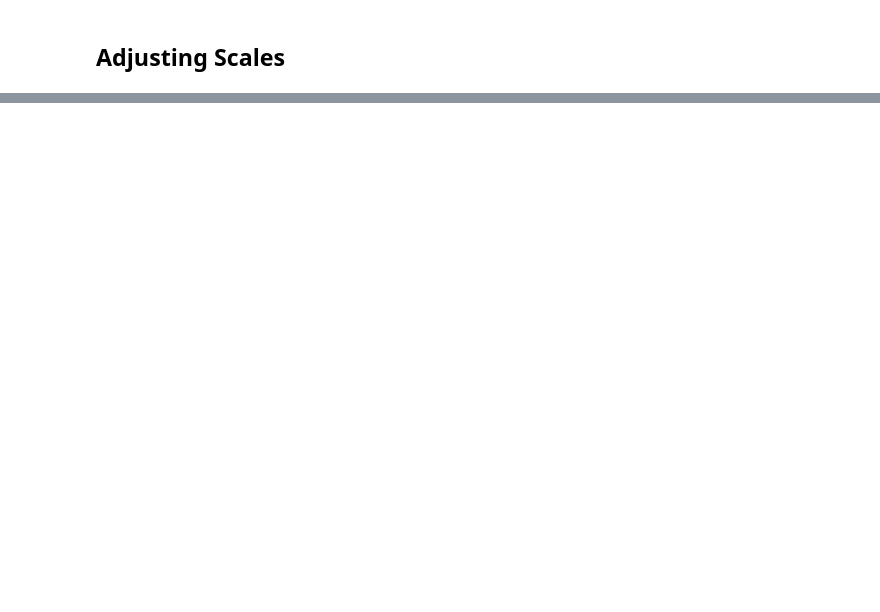
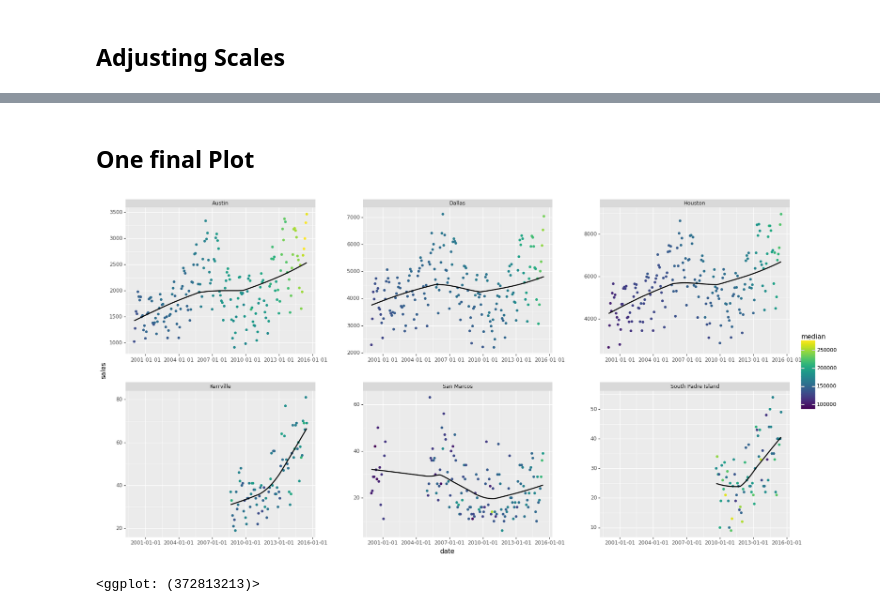
Before and after one commit to adroit-ds/plotnine, a Jupyter notebook: plotnine-notebook.ipynb, the cells around one changed output, grey strips where cells are left out. Drawn from its saved outputs; the diff is of its cells as text; code cells hidden in the pictures; blank space fills up the shorter version.

Commit message:
concluding the plotnine journey

```diff
--- a/plotnine-notebook.ipynb
+++ b/plotnine-notebook.ipynb
@@ -197,0 +213,33 @@ best_mpg_by_gear = (mtcars
+# %% [markdown]
+## One final Plot
+# %%
+import pandas as pd
+from mizani.breaks import date_breaks
+from plotnine.data import txhousing
+
+# Modifying Existing Date column
+txhousing['date'] = pd.to_datetime(txhousing[['year', 'month']].assign(day=1), format='%Y-%m-%d')
+
+# Get Total Sales for Every City and Fetch Top 3 and Bottom 3
+sales_by_cities = (txhousing
+                    .groupby('city')
+                    .agg(sales=('sales', 'sum'))
+                    .sort_values('sales', ascending=False)
+                    .reset_index()
+                  )
+cities = list(sales_by_cities.head(3)['city']) + list(sales_by_cities.tail(3)['city'])
+sample_data = txhousing[(txhousing['city'].isin(cities))]
+
+# Create a plot
+(
+    ggplot(sample_data, aes(x="date", y="sales"))
+    + geom_point(aes(color='median'))
+    + geom_smooth(method='lowess')
+    + scale_x_datetime(breaks=date_breaks("3 years"))
+    + facet_wrap('city', scales="free", ncol=3)
+    + scale_color_continuous()
+    + theme(figure_size=(20, 10), subplots_adjust={'wspace': 0.25, 'hspace': 0.25})
+)
+# %% [output]
+[figure, added]
+<ggplot: (372813213)>
```
Also changed, not shown: parts of 21 cells of this notebook.
